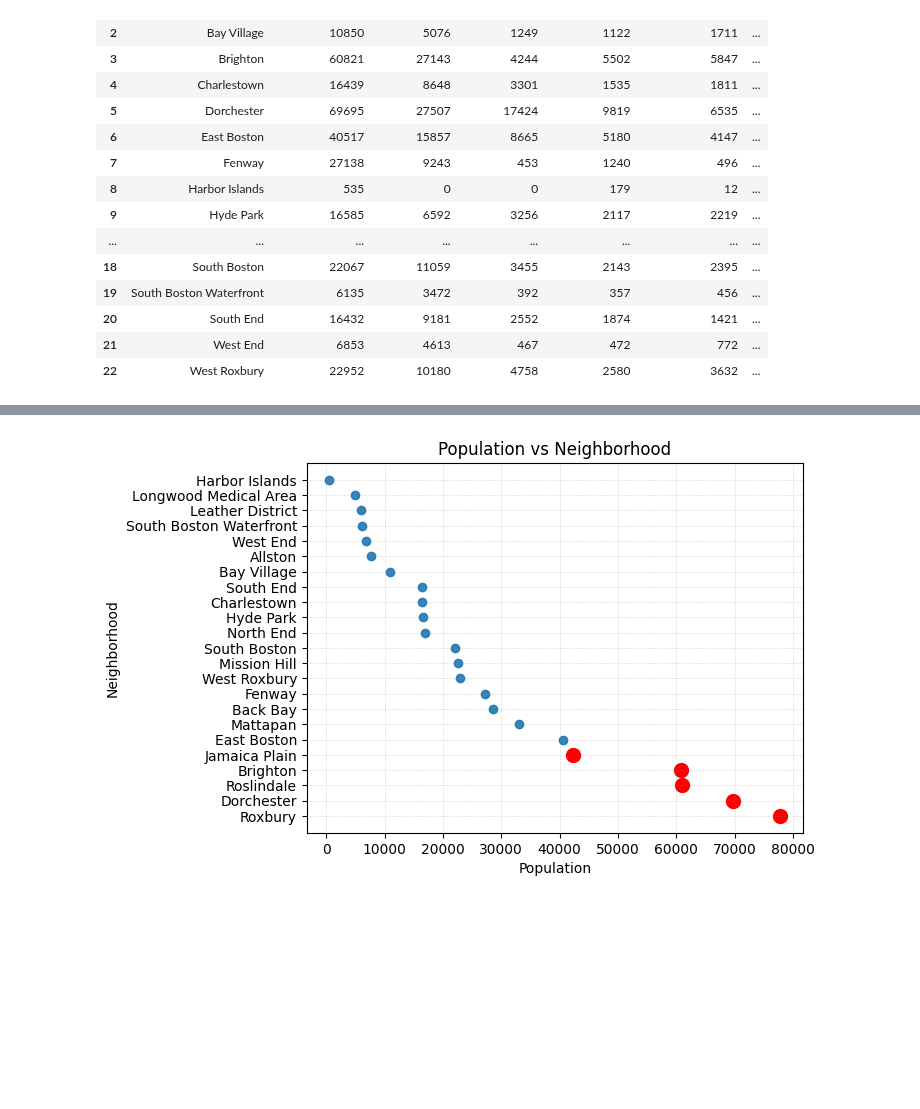
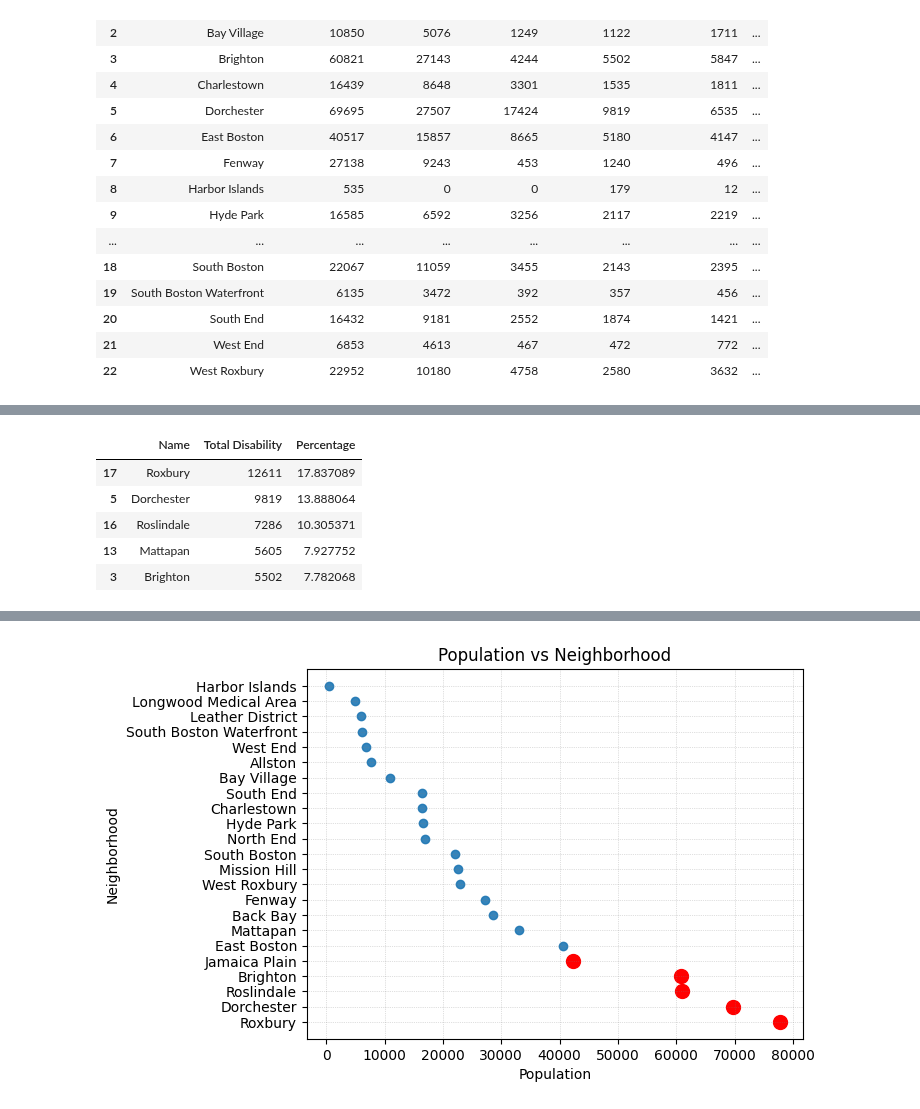
Before and after one commit to BU-Spark/ds-stantec-sidewalks, a Jupyter notebook: spring23-team-1/files/demographics_analysis.ipynb, the cells around one changed output, grey strips where cells are left out. Saved outputs shown, nothing was run; the diff lists cells and outputs as text; code cells hidden in the pictures; blank space fills up the shorter version.

```diff
--- a/spring23-team-1/files/demographics_analysis.ipynb
+++ b/spring23-team-1/files/demographics_analysis.ipynb
@@ -242,0 +256,15 @@ AttributeError: 'DataFrame' object has no attribute 'sort'
+# %%
+disability_df = combined_df.sort_values('Total Disability', ascending = False)
+
+total_disability = combined_df['Total Disability'].sum()
+
+disability_df['Percentage'] = (disability_df['Total Disability'] / total_disability) * 100
+
+disability_df[['Name', 'Total Disability', 'Percentage']].head()
+# %% [output]
+|  | Name | Total Disability | Percentage |
+| 17 | Roxbury | 12611 | 17.837089 |
+| 5 | Dorchester | 9819 | 13.888064 |
+| 16 | Roslindale | 7286 | 10.305371 |
+| 13 | Mattapan | 5605 | 7.927752 |
+| 3 | Brighton | 5502 | 7.782068 |
```
Also changed, not shown: parts of 4 cells of this notebook.
